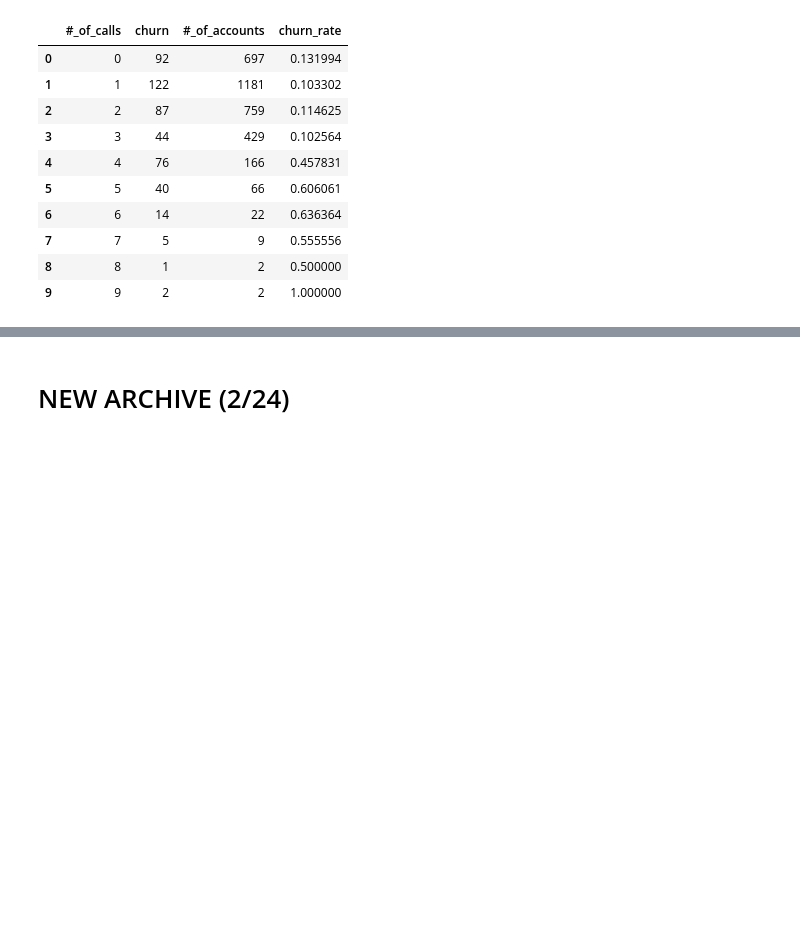
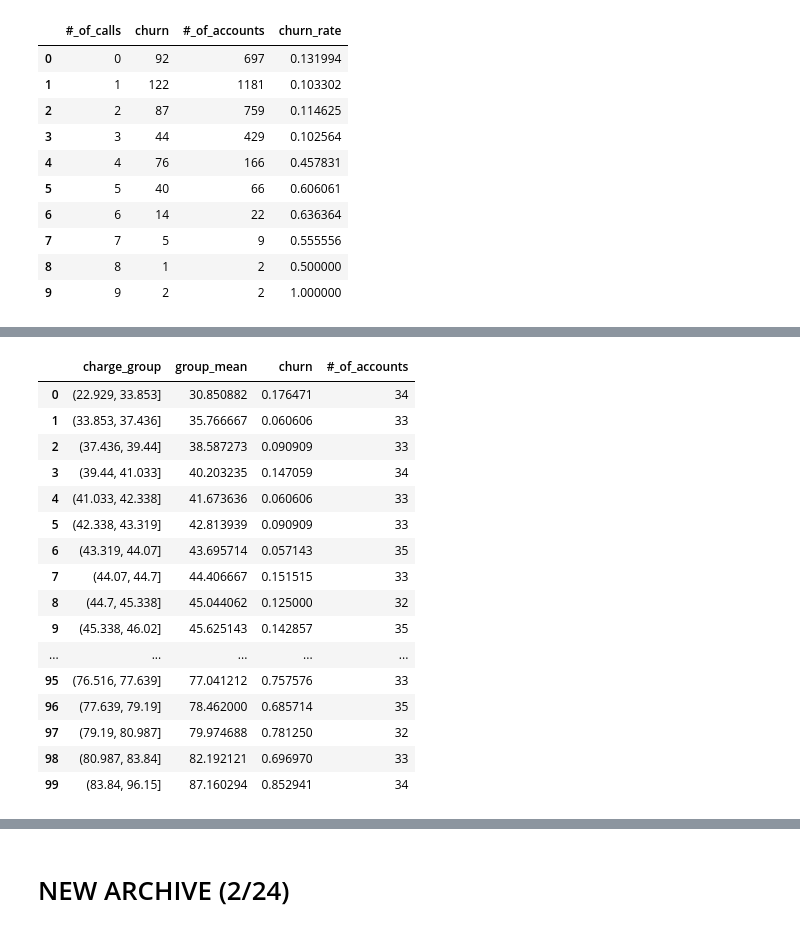
Before and after one commit to jxn628/syriatel-churn-analysis, a Jupyter notebook: student.ipynb, the cells around one changed output, grey strips where cells are left out. Drawn from its saved outputs; the diff is of its cells as text; code cells hidden in the pictures; blank space fills up the shorter version.

```diff
--- a/student.ipynb
+++ b/student.ipynb
@@ -705,0 +819,20 @@ plt.show();
+# %%
+charge_df
+# %% [output]
+|  | charge_group | group_mean | churn | #_of_accounts |
+| 0 | (22.929, 33.853] | 30.850882 | 0.176471 | 34 |
+| 1 | (33.853, 37.436] | 35.766667 | 0.060606 | 33 |
+| 2 | (37.436, 39.44] | 38.587273 | 0.090909 | 33 |
+| 3 | (39.44, 41.033] | 40.203235 | 0.147059 | 34 |
+| 4 | (41.033, 42.338] | 41.673636 | 0.060606 | 33 |
+| 5 | (42.338, 43.319] | 42.813939 | 0.090909 | 33 |
+| 6 | (43.319, 44.07] | 43.695714 | 0.057143 | 35 |
+| 7 | (44.07, 44.7] | 44.406667 | 0.151515 | 33 |
+| 8 | (44.7, 45.338] | 45.044062 | 0.125000 | 32 |
+| 9 | (45.338, 46.02] | 45.625143 | 0.142857 | 35 |
+| ... | ... | ... | ... | ... |
+| 95 | (76.516, 77.639] | 77.041212 | 0.757576 | 33 |
+| 96 | (77.639, 79.19] | 78.462000 | 0.685714 | 35 |
+| 97 | (79.19, 80.987] | 79.974688 | 0.781250 | 32 |
+| 98 | (80.987, 83.84] | 82.192121 | 0.696970 | 33 |
+| 99 | (83.84, 96.15] | 87.160294 | 0.852941 | 34 |
```
Also changed, not shown: parts of 46 cells of this notebook.
